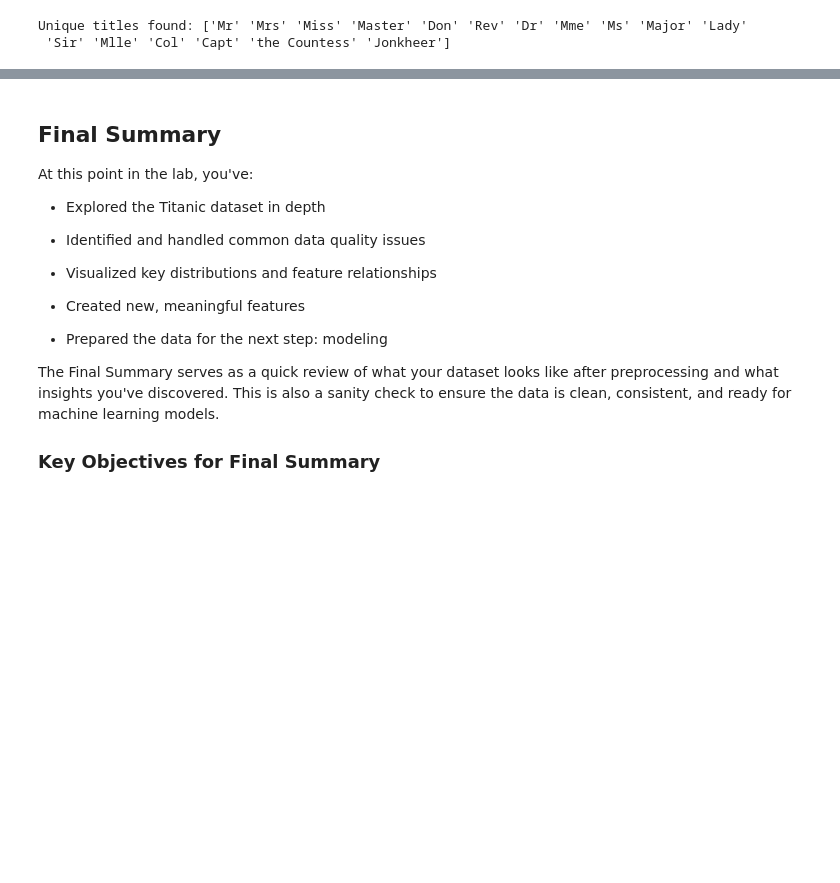
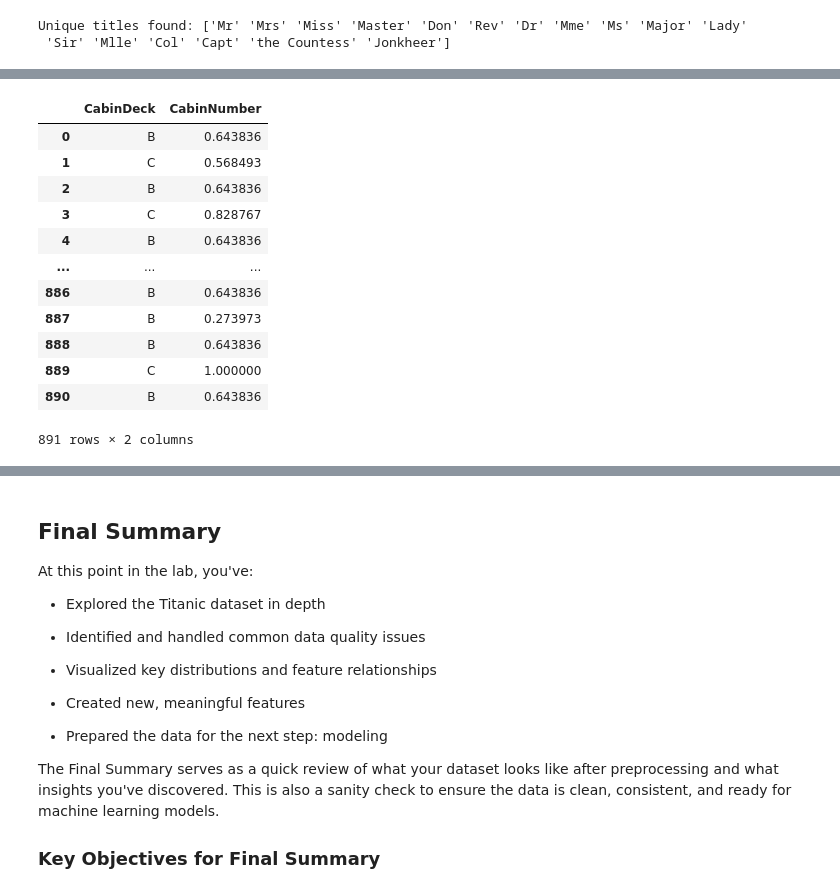
Before and after one commit to MAL-TO/Workshop-ML, a Jupyter notebook: lab-01.ipynb, the cells around one changed output, grey strips where cells are left out. Cells and saved outputs as stored; diff of their text form; code cells hidden in the pictures; blank space fills up the shorter version.

```diff
--- a/lab-01.ipynb
+++ b/lab-01.ipynb
@@ -911,0 +900,8 @@ print(df_encoded[['Sex_male']].head())
+# %%
+# Extract cabin deck and number from Cabin code
+cabin = df["Cabin"]
+cabin_deck = cabin.str[0]
+cabin_number = pd.to_numeric(cabin.str.extract(r'(\d+)')[0], errors="coerce")
+
+print(f"Cabin decks: {cabin_deck.unique()}")
+print(f"Max and Min cabin number: {(cabin_number.max(), cabin_number.min())}")
@@ -932,0 +1090,48 @@ NameError: name 'MinMaxScaler' is not defined
+# %%
+class CabinTransformer(BaseEstimator, TransformerMixin):
+    def __init__(self):
+        self.scaler = MinMaxScaler()
+
+    def fit(self, X, y=None):
+        return self
+
+    def transform(self, X):
+        X = pd.Series(X.flatten())
+
+        deck = X.str[0]  # First letter (deck)
+        number = X.str.extract(r'(\d+)')  # Extract numbers
+
+        cabin_number = pd.to_numeric(number[0], errors='coerce')
+
+        cabin_number_scaled = self.scaler.fit_transform(cabin_number.values.reshape(-1, 1))
+
+        # Combine deck and scaled cabin number into a DataFrame
+        transformed = pd.DataFrame({
+            'CabinDeck': deck,
+            'CabinNumber': cabin_number_scaled.flatten()
+        })
+
+        return transformed
+# %%
+cabin_pipeline = Pipeline([
+    ("imp", SimpleImputer(strategy="most_frequent")),  # Impute missing values with the most frequent value
+    ("custom_transformer", CabinTransformer())  # Apply the custom CabinTransformer
+])
+
+
+transformed_cabin = cabin_pipeline.fit_transform(df[["Cabin"]])
+transformed_cabin
+# %% [output]
+|  | CabinDeck | CabinNumber |
+| 0 | B | 0.643836 |
+| 1 | C | 0.568493 |
+| 2 | B | 0.643836 |
+| 3 | C | 0.828767 |
+| 4 | B | 0.643836 |
+| ... | ... | ... |
+| 886 | B | 0.643836 |
+| 887 | B | 0.273973 |
+| 888 | B | 0.643836 |
+| 889 | C | 1.000000 |
+| 890 | B | 0.643836 |
+891 rows × 2 columns
```
Also changed, not shown: parts of 28 cells of this notebook.
